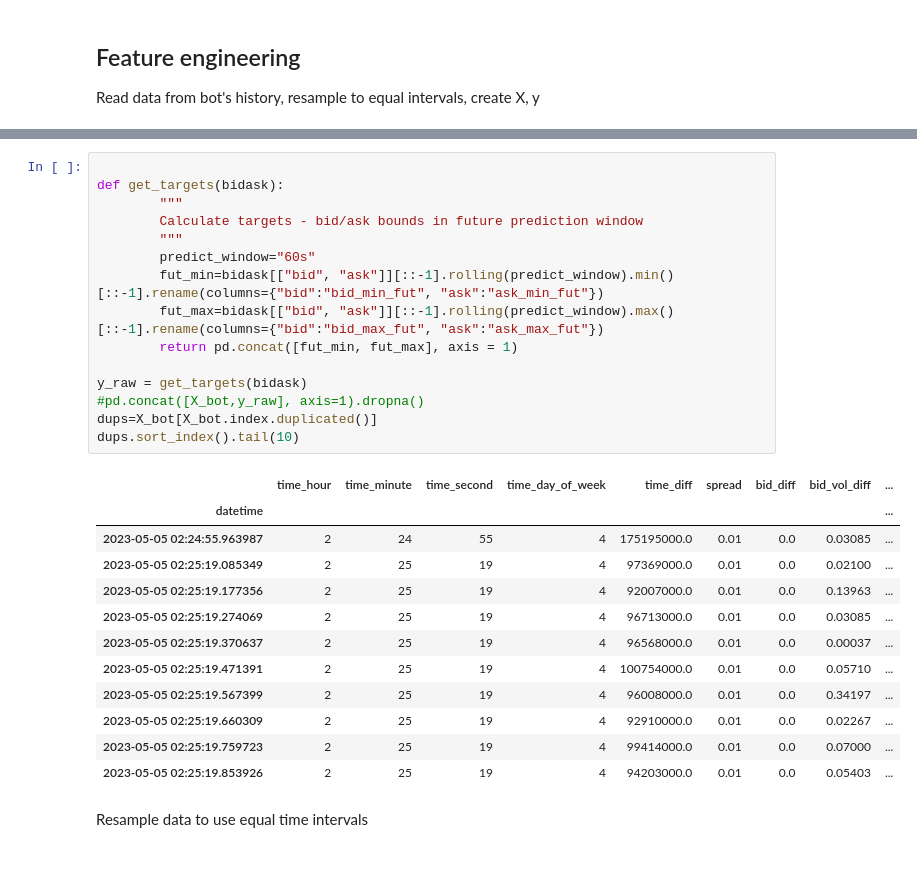
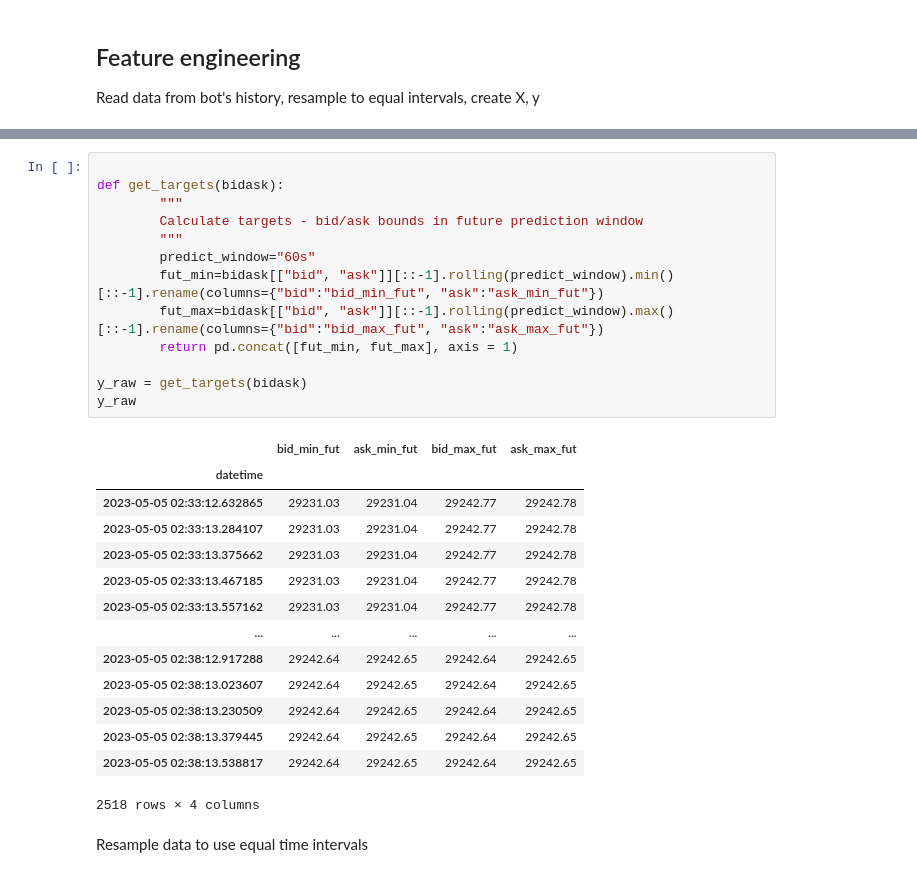
Before and after one commit to DmitryPukhov/pytrade2, a Jupyter notebook: analysis/Predict low high models.ipynb, the cells around one changed output, grey strips where cells are left out. Saved outputs shown, nothing was run; the diff lists cells and outputs as text.

```diff
--- a/analysis/Predict low high models.ipynb
+++ b/analysis/Predict low high models.ipynb
@@ -83,31 +83,31 @@ bidask
 # %%
 
 def get_targets(bidask):
         """
         Calculate targets - bid/ask bounds in future prediction window
         """
         predict_window="60s"
         fut_min=bidask[["bid", "ask"]][::-1].rolling(predict_window).min()[::-1].rename(columns={"bid":"bid_min_fut", "ask":"ask_min_fut"})
         fut_max=bidask[["bid", "ask"]][::-1].rolling(predict_window).max()[::-1].rename(columns={"bid":"bid_max_fut", "ask":"ask_max_fut"})
         return pd.concat([fut_min, fut_max], axis = 1)
 
 y_raw = get_targets(bidask)
-#pd.concat([X_bot,y_raw], axis=1).dropna()
-dups=X_bot[X_bot.index.duplicated()]
-dups.sort_index().tail(10)
+y_raw
 # %% [output]
-|  | time_hour | time_minute | time_second | time_day_of_week | time_diff | spread | bid_diff | bid_vol_diff | ... |
-| datetime |  |  |  |  |  |  |  |  | ... |
-| 2023-05-05 02:24:55.963987 | 2 | 24 | 55 | 4 | 175195000.0 | 0.01 | 0.0 | 0.03085 | ... |
-| 2023-05-05 02:25:19.085349 | 2 | 25 | 19 | 4 | 97369000.0 | 0.01 | 0.0 | 0.02100 | ... |
-| 2023-05-05 02:25:19.177356 | 2 | 25 | 19 | 4 | 92007000.0 | 0.01 | 0.0 | 0.13963 | ... |
-| 2023-05-05 02:25:19.274069 | 2 | 25 | 19 | 4 | 96713000.0 | 0.01 | 0.0 | 0.03085 | ... |
-| 2023-05-05 02:25:19.370637 | 2 | 25 | 19 | 4 | 96568000.0 | 0.01 | 0.0 | 0.00037 | ... |
-| 2023-05-05 02:25:19.471391 | 2 | 25 | 19 | 4 | 100754000.0 | 0.01 | 0.0 | 0.05710 | ... |
-| 2023-05-05 02:25:19.567399 | 2 | 25 | 19 | 4 | 96008000.0 | 0.01 | 0.0 | 0.34197 | ... |
-| 2023-05-05 02:25:19.660309 | 2 | 25 | 19 | 4 | 92910000.0 | 0.01 | 0.0 | 0.02267 | ... |
-| 2023-05-05 02:25:19.759723 | 2 | 25 | 19 | 4 | 99414000.0 | 0.01 | 0.0 | 0.07000 | ... |
-| 2023-05-05 02:25:19.853926 | 2 | 25 | 19 | 4 | 94203000.0 | 0.01 | 0.0 | 0.05403 | ... |
+|  | bid_min_fut | ask_min_fut | bid_max_fut | ask_max_fut |
+| datetime |  |  |  |  |
+| 2023-05-05 02:33:12.632865 | 29231.03 | 29231.04 | 29242.77 | 29242.78 |
+| 2023-05-05 02:33:13.284107 | 29231.03 | 29231.04 | 29242.77 | 29242.78 |
+| 2023-05-05 02:33:13.375662 | 29231.03 | 29231.04 | 29242.77 | 29242.78 |
+| 2023-05-05 02:33:13.467185 | 29231.03 | 29231.04 | 29242.77 | 29242.78 |
+| 2023-05-05 02:33:13.557162 | 29231.03 | 29231.04 | 29242.77 | 29242.78 |
+| ... | ... | ... | ... | ... |
+| 2023-05-05 02:38:12.917288 | 29242.64 | 29242.65 | 29242.64 | 29242.65 |
+| 2023-05-05 02:38:13.023607 | 29242.64 | 29242.65 | 29242.64 | 29242.65 |
+| 2023-05-05 02:38:13.230509 | 29242.64 | 29242.65 | 29242.64 | 29242.65 |
+| 2023-05-05 02:38:13.379445 | 29242.64 | 29242.65 | 29242.64 | 29242.65 |
+| 2023-05-05 02:38:13.538817 | 29242.64 | 29242.65 | 29242.64 | 29242.65 |
+2518 rows × 4 columns
 # %% [markdown]
 Resample data to use equal time intervals
 # %%
```
Also changed, not shown: parts of 3 cells of this notebook, 2 other files.
